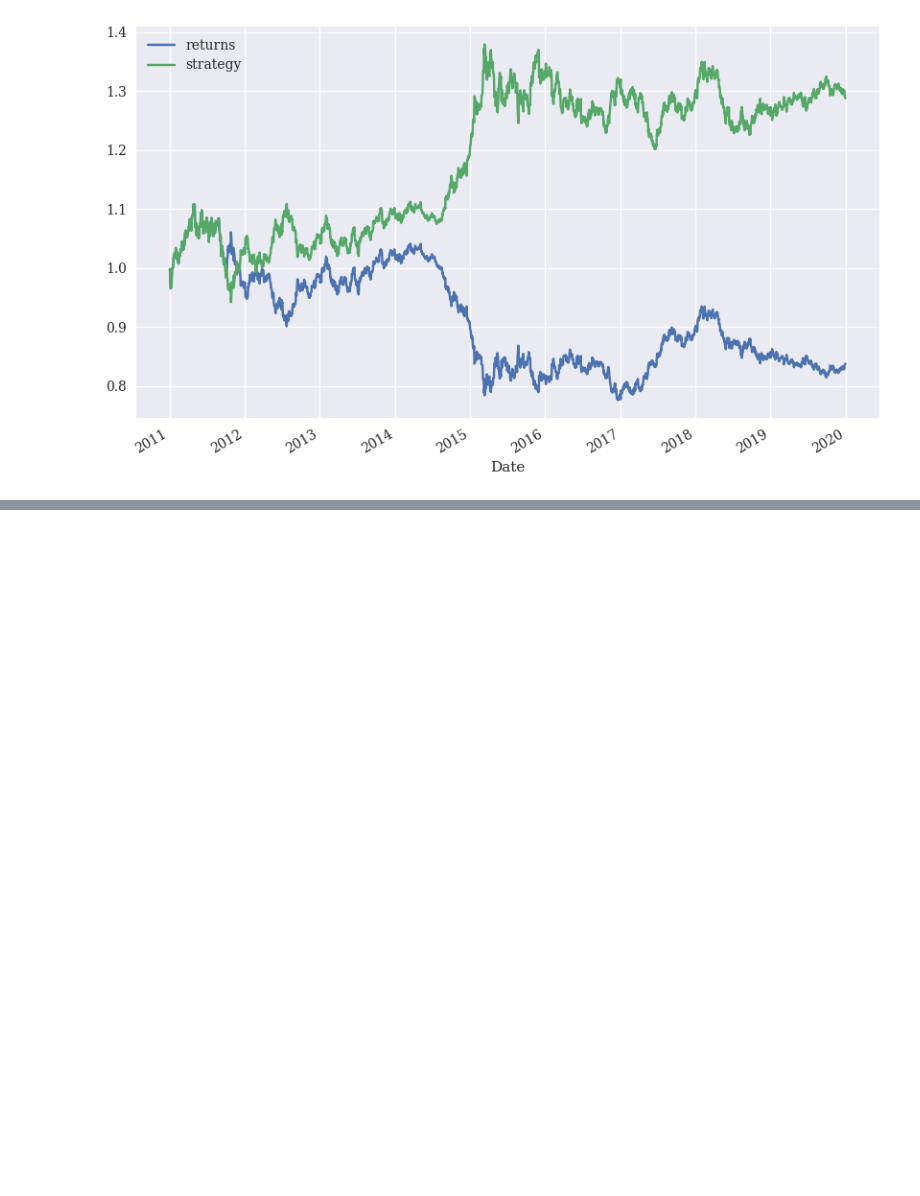
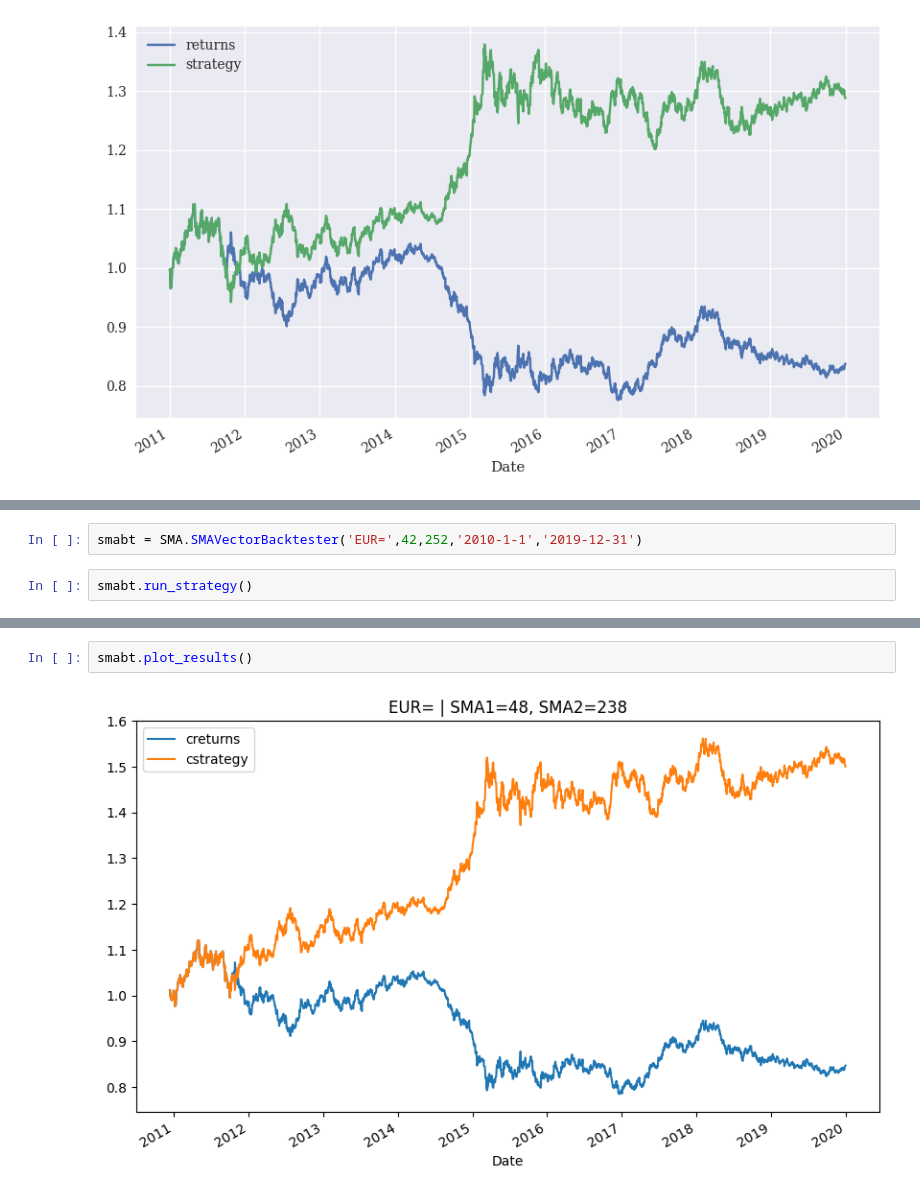
Before and after one commit to 892nske/py_algo, a Jupyter notebook: ch4.ipynb, the cells around one changed output, grey strips where cells are left out. Drawn from its saved outputs; the diff is of its cells as text; blank space fills up the shorter version.

```diff
--- a/ch4.ipynb
+++ b/ch4.ipynb
@@ -92,0 +95,4 @@ data[['returns','strategy']].cumsum().apply(np.exp).plot(figsize=(10,6))
+# %%
+smabt = SMA.SMAVectorBacktester('EUR=',42,252,'2010-1-1','2019-12-31')
+# %%
+smabt.run_strategy()
@@ -92,0 +108,4 @@ data[['returns','strategy']].cumsum().apply(np.exp).plot(figsize=(10,6))
+# %%
+smabt.plot_results()
+# %% [output]
+[figure, added]
```
Also changed, not shown: parts of 6 cells of this notebook, 3 other files.
